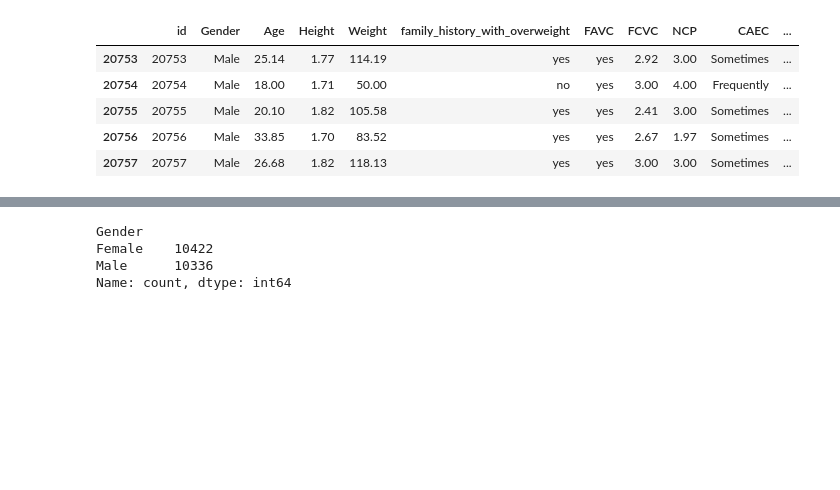
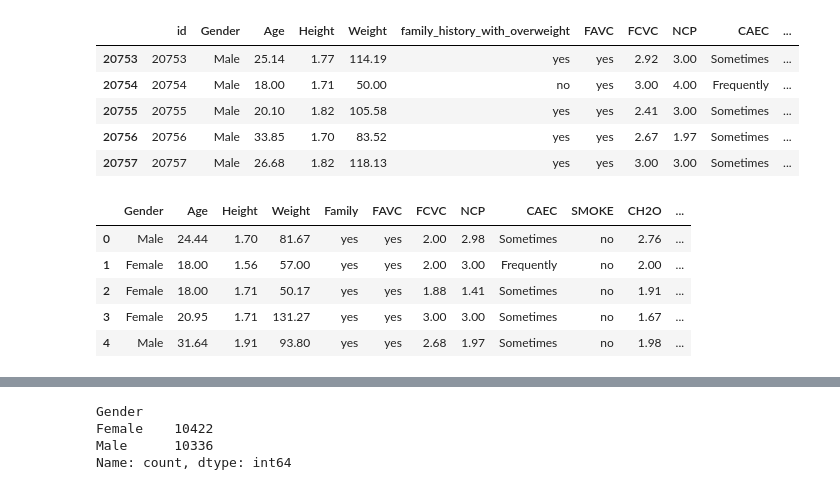
Before and after one commit to davidheilbron/Projects, a Jupyter notebook: Multi-Class Prediction of Obesity Risk/Code.ipynb, the cells around one changed output, grey strips where cells are left out. Saved outputs shown, nothing was run; the diff lists cells and outputs as text; code cells hidden in the pictures; blank space fills up the shorter version.

```diff
--- a/Multi-Class Prediction of Obesity Risk/Code.ipynb
+++ b/Multi-Class Prediction of Obesity Risk/Code.ipynb
@@ -42,3 +55,16 @@ train.tail()
 | 20755 | 20755 | Male | 20.10 | 1.82 | 105.58 | yes | yes | 2.41 | 3.00 | Sometimes | ... |
 | 20756 | 20756 | Male | 33.85 | 1.70 | 83.52 | yes | yes | 2.67 | 1.97 | Sometimes | ... |
 | 20757 | 20757 | Male | 26.68 | 1.82 | 118.13 | yes | yes | 3.00 | 3.00 | Sometimes | ... |
+# %%
+# Rename 'family_history_with_overweight' to 'Family' for simplicity, then drop the ID column
+train.rename({'family_history_with_overweight':'Family'}, axis = 'columns', inplace = True)
+train.rename({'NObeyesdad' : 'Diagnosis'}, axis = 'columns', inplace = True)
+train.drop('id', axis = 1, inplace=True)
+train.head()
+# %% [output]
+|  | Gender | Age | Height | Weight | Family | FAVC | FCVC | NCP | CAEC | SMOKE | CH2O | ... |
+| 0 | Male | 24.44 | 1.70 | 81.67 | yes | yes | 2.00 | 2.98 | Sometimes | no | 2.76 | ... |
+| 1 | Female | 18.00 | 1.56 | 57.00 | yes | yes | 2.00 | 3.00 | Frequently | no | 2.00 | ... |
+| 2 | Female | 18.00 | 1.71 | 50.17 | yes | yes | 1.88 | 1.41 | Sometimes | no | 1.91 | ... |
+| 3 | Female | 20.95 | 1.71 | 131.27 | yes | yes | 3.00 | 3.00 | Sometimes | no | 1.67 | ... |
+| 4 | Male | 31.64 | 1.91 | 93.80 | yes | yes | 2.68 | 1.97 | Sometimes | no | 1.98 | ... |
```
Also changed, not shown: parts of 25 cells of this notebook.
